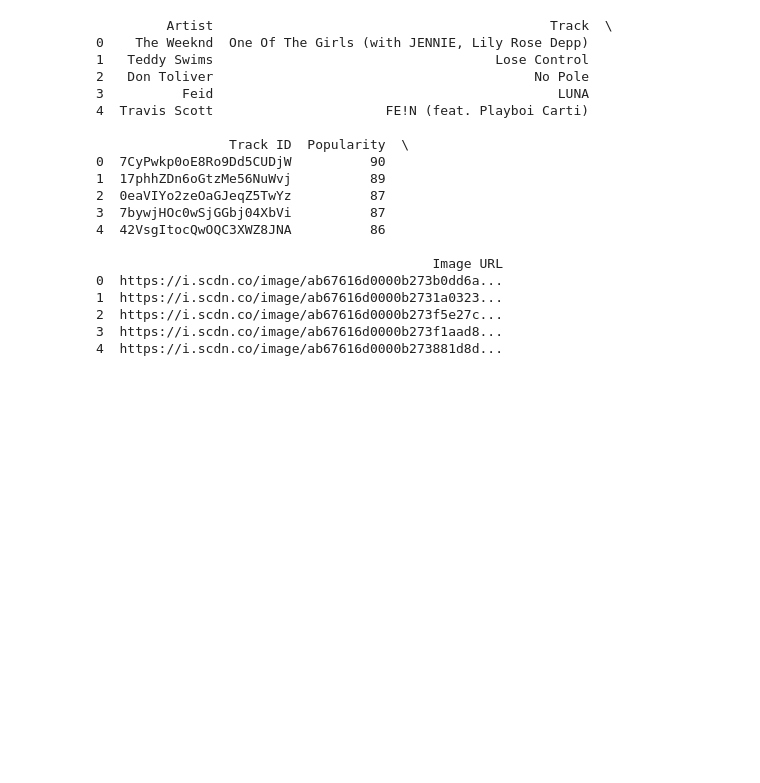
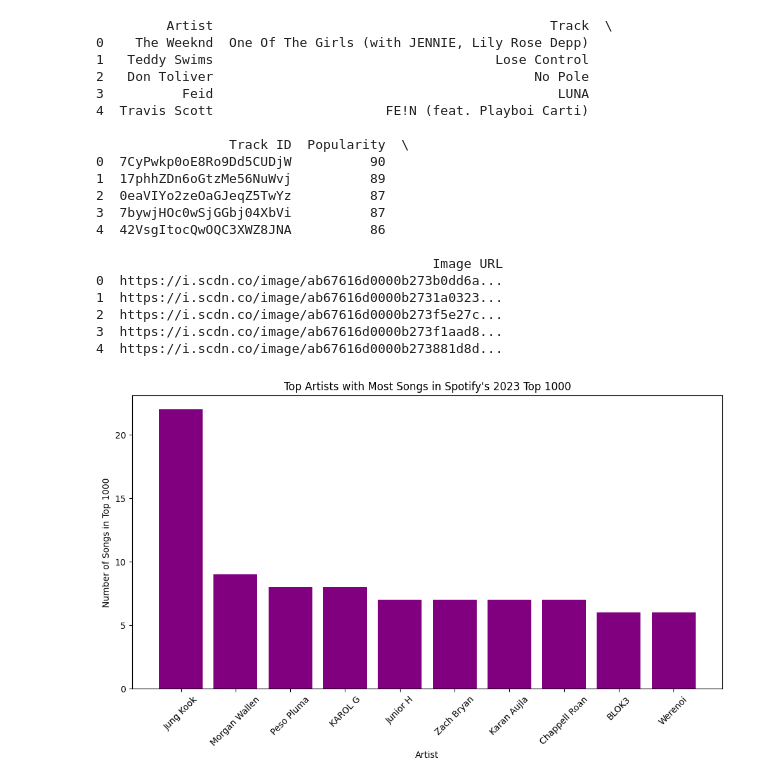
Before and after one commit to toyinariyo/week_6_lab_exercises, a Jupyter notebook: spotifydata.ipynb, the cells around one changed output. Saved outputs shown, nothing was run; the diff lists cells and outputs as text; code cells hidden in the pictures; blank space fills up the shorter version.

```diff
--- a/spotifydata.ipynb
+++ b/spotifydata.ipynb
@@ -59,3 +59,17 @@ print(df_sorted.head())
 2  https://i.scdn.co/image/ab67616d0000b273f5e27c...
 3  https://i.scdn.co/image/ab67616d0000b273f1aad8...
 4  https://i.scdn.co/image/ab67616d0000b273881d8d...
+# %%
+artist_counts = track_dataframe['Artist'].value_counts()
+most_successful_artists = artist_counts.head(10)
+
+# Plot the results
+plt.figure(figsize=(12,6))
+plt.bar(most_successful_artists.index, most_successful_artists.values, color='purple')
+plt.xlabel("Artist")
+plt.ylabel("Number of Songs in Top 1000")
+plt.title("Top Artists with Most Songs in Spotify's 2023 Top 1000")
+plt.xticks(rotation=45)
+plt.show()
+# %% [output]
+[figure, added]
```
Also changed, not shown: 2 other files.
